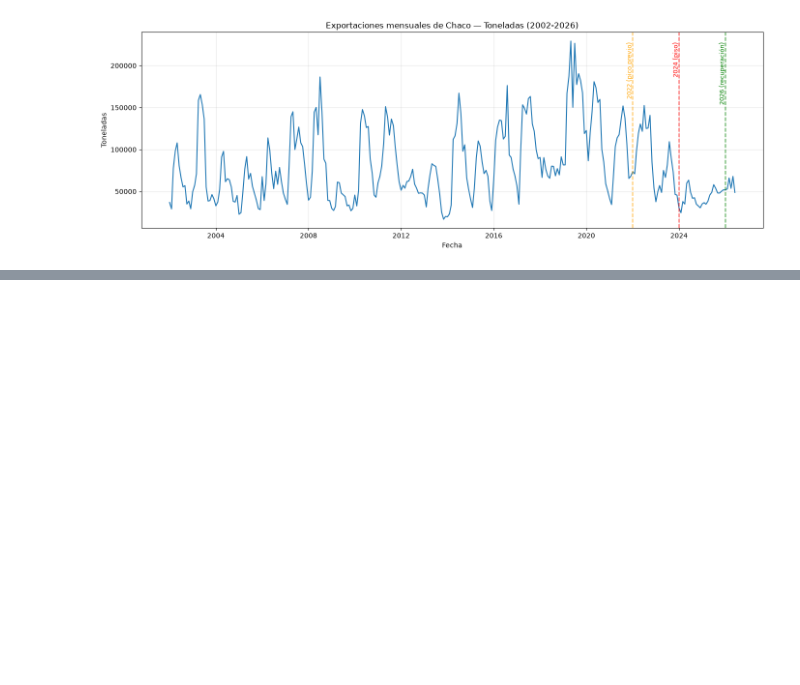
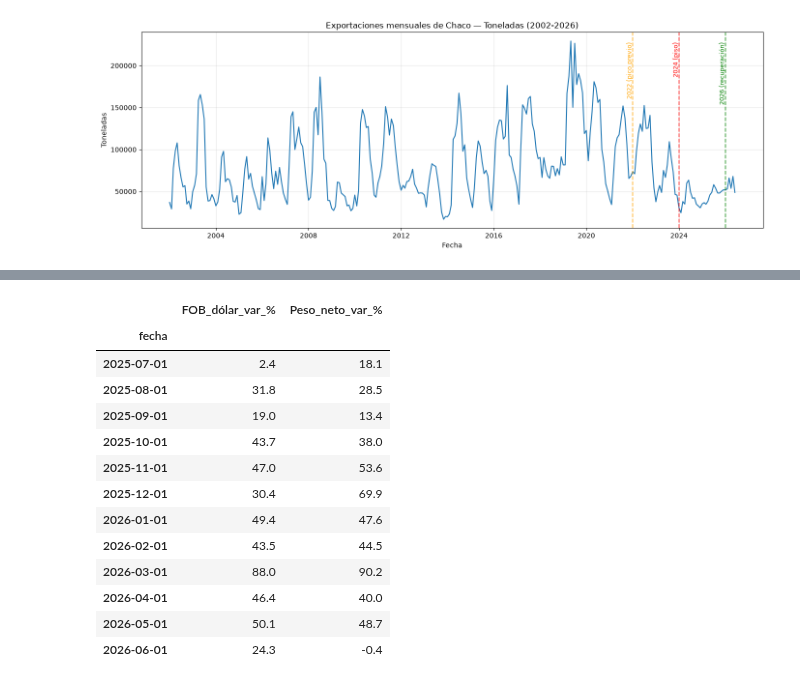
Before and after one commit to sandovalnair1109/exportaciones-chaco, a Jupyter notebook: notebooks/fase1_serie_mensual_chaco.ipynb, the cells around one changed output, grey strips where cells are left out. Drawn from its saved outputs; the diff is of its cells as text; code cells hidden in the pictures; blank space fills up the shorter version.

Commit message:
feat: armar tabla resumen anual 2015-2026 y variación interanual (Fase 1.8-1.9)

```diff
--- a/notebooks/fase1_serie_mensual_chaco.ipynb
+++ b/notebooks/fase1_serie_mensual_chaco.ipynb
@@ -116,0 +129,22 @@ plt.show()
+# %%
+variacion_interanual = serie_mensual.copy()
+variacion_interanual['FOB_dólar_var_%'] = serie_mensual['FOB_dólar'].pct_change(periods=12) * 100
+variacion_interanual['Peso_neto_var_%'] = serie_mensual['Peso neto'].pct_change(periods=12) * 100
+
+# Últimos 12 meses disponibles (los más relevantes para la narrativa de recuperación 2026)
+variacion_interanual[['FOB_dólar_var_%', 'Peso_neto_var_%']].tail(12).round(1)
+# %% [output]
+|  | FOB_dólar_var_% | Peso_neto_var_% |
+| fecha |  |  |
+| 2025-07-01 | 2.4 | 18.1 |
+| 2025-08-01 | 31.8 | 28.5 |
+| 2025-09-01 | 19.0 | 13.4 |
+| 2025-10-01 | 43.7 | 38.0 |
+| 2025-11-01 | 47.0 | 53.6 |
+| 2025-12-01 | 30.4 | 69.9 |
+| 2026-01-01 | 49.4 | 47.6 |
+| 2026-02-01 | 43.5 | 44.5 |
+| 2026-03-01 | 88.0 | 90.2 |
+| 2026-04-01 | 46.4 | 40.0 |
+| 2026-05-01 | 50.1 | 48.7 |
+| 2026-06-01 | 24.3 | -0.4 |
```
Also changed, not shown: parts of 4 cells of this notebook.
